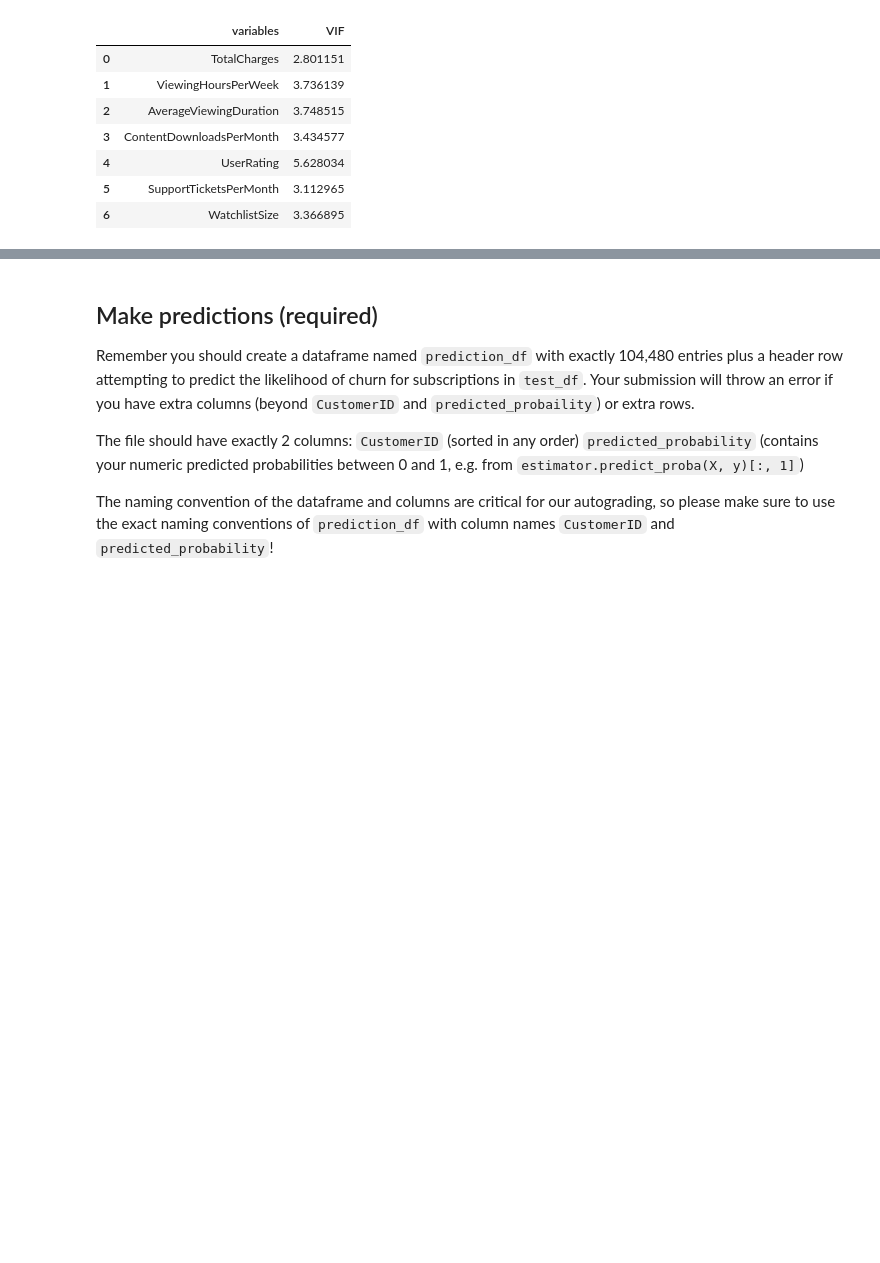
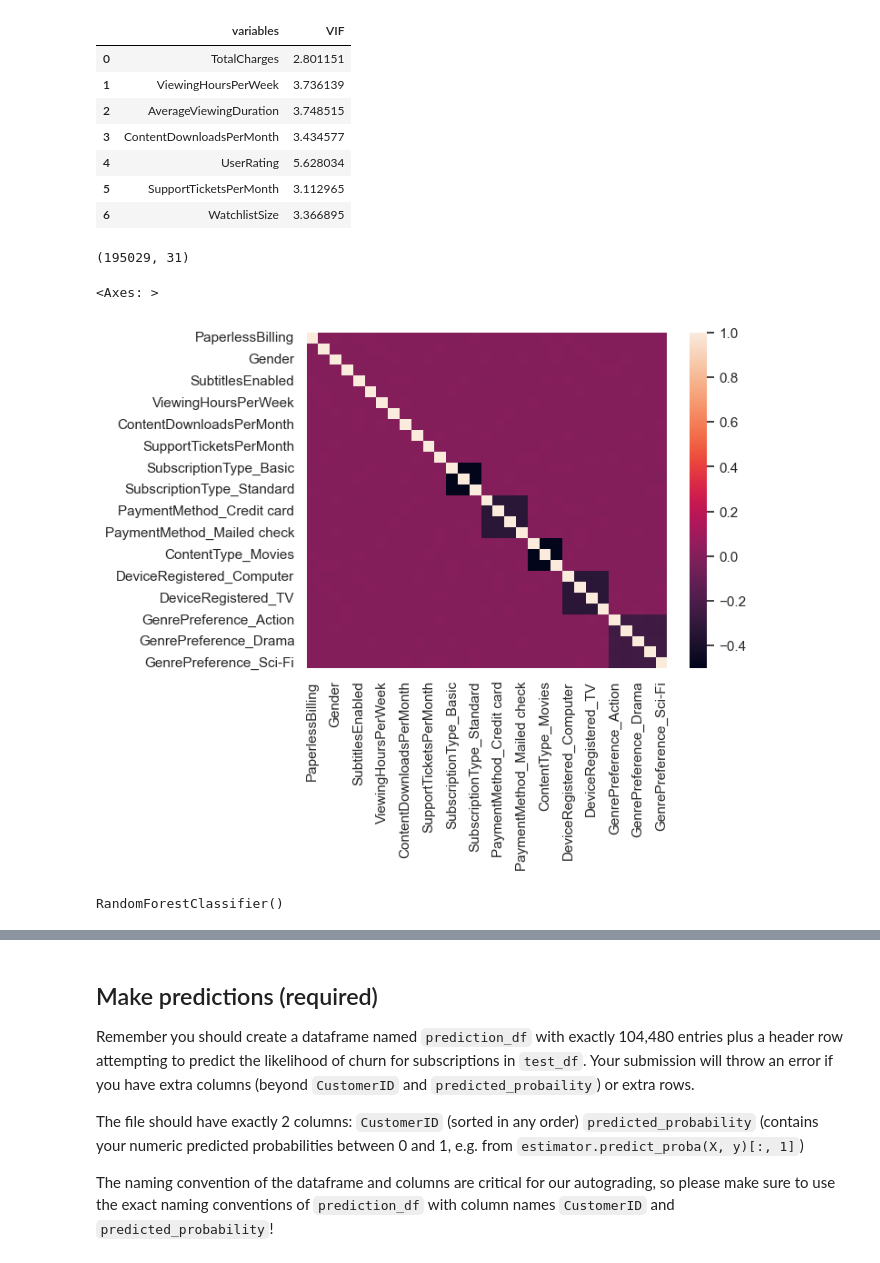
Before and after one commit to laksath/churn_prediction, a Jupyter notebook: ChurnPrediction.ipynb, the cells around one changed output, grey strips where cells are left out. Drawn from its saved outputs; the diff is of its cells as text; code cells hidden in the pictures; blank space fills up the shorter version.

Commit message:
ready to train

```diff
--- a/ChurnPrediction.ipynb
+++ b/ChurnPrediction.ipynb
@@ -720,3 +709,20 @@ for col in X_train.columns:
+# %%
+X_train = train_df[categorical_cols+numerical_cols]
+X_train.loc[:, numerical_cols] = sc_X.fit_transform(X_train[numerical_cols])
+X_train = pd.get_dummies(X_train)
+y_train = train_df["Churn"]
+X_train, X_valid, y_train, y_valid = train_test_split(
+    X_train, y_train, stratify=y_train, test_size = 0.2, random_state = 0
+)
+# %%
+X_train.shape
+# %% [output]
+(195029, 31)
+# %%
+sns.heatmap(X_train.corr())
+# %% [output]
+<Axes: >
+[figure, added]
 # %%
 from sklearn.neighbors import KNeighborsClassifier
 from sklearn.discriminant_analysis import LinearDiscriminantAnalysis
@@ -727,3 +733,8 @@ from sklearn.neighbors import KNeighborsClassifier
 from sklearn.naive_bayes import GaussianNB
 from sklearn.tree import DecisionTreeClassifier
 from sklearn.ensemble import RandomForestClassifier
+# %%
+model = RandomForestClassifier()
+model.fit(X_train, y_train)
+# %% [output]
+RandomForestClassifier()
```
Also changed, not shown: parts of 22 cells of this notebook.
